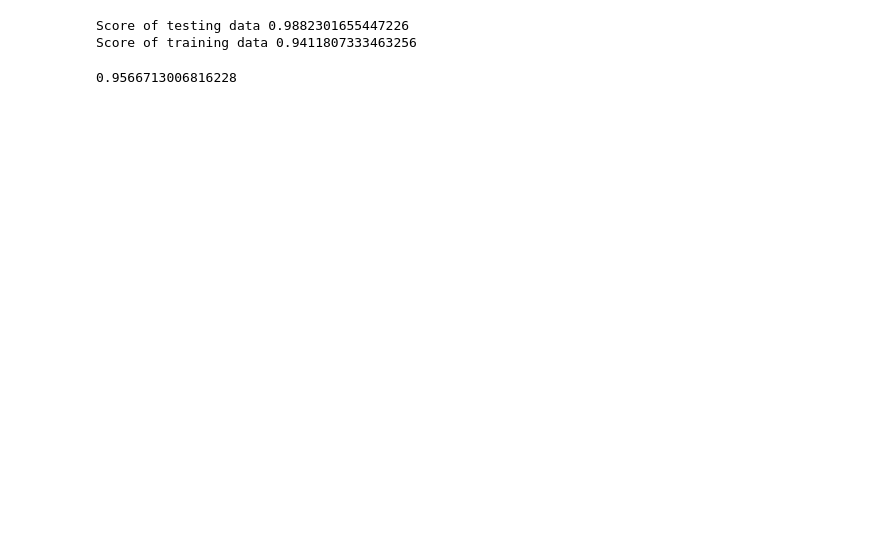
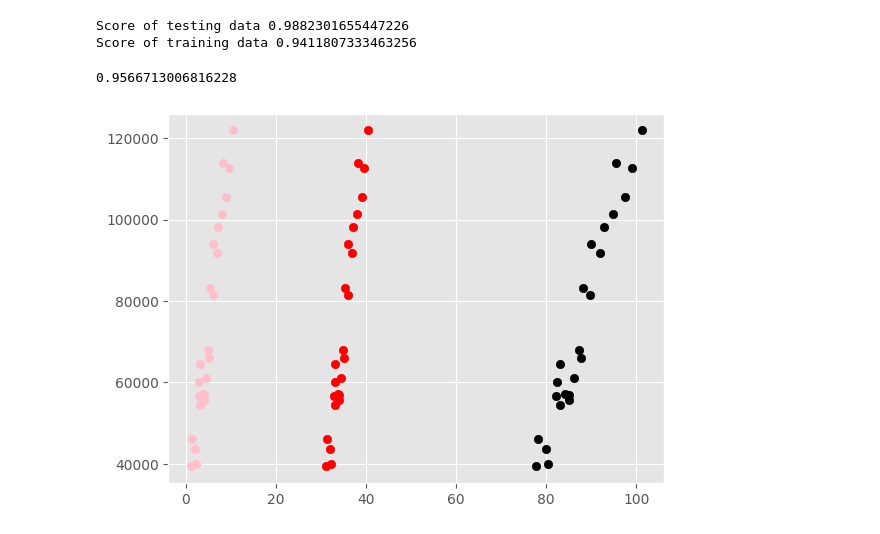
Before and after one commit to sartajbalti/Python_ka_Chilla, a Jupyter notebook: SartajAhmedPythokChilla/Multiple_linear_Regre.ipynb, the cells around one changed output. Drawn from its saved outputs; the diff is of its cells as text; code cells hidden in the pictures; blank space fills up the shorter version.

```diff
--- a/SartajAhmedPythokChilla/Multiple_linear_Regre.ipynb
+++ b/SartajAhmedPythokChilla/Multiple_linear_Regre.ipynb
@@ -49,4 +42,11 @@ Score of training data 0.9411807333463256
 model.score(X,y)
 # %% [output]
 0.9566713006816228
+# %%
+plt.scatter(X_train['age'], y_train, color='red')
+plt.scatter(X_train['distance'], y_train, color='black')
+plt.scatter(X_train['YearsExperience'], y_train, color='pink')
+plt.show()
+# %% [output]
+[figure, added]
 # %%
```
Also changed, not shown: parts of 2 cells of this notebook, 1 other file.
